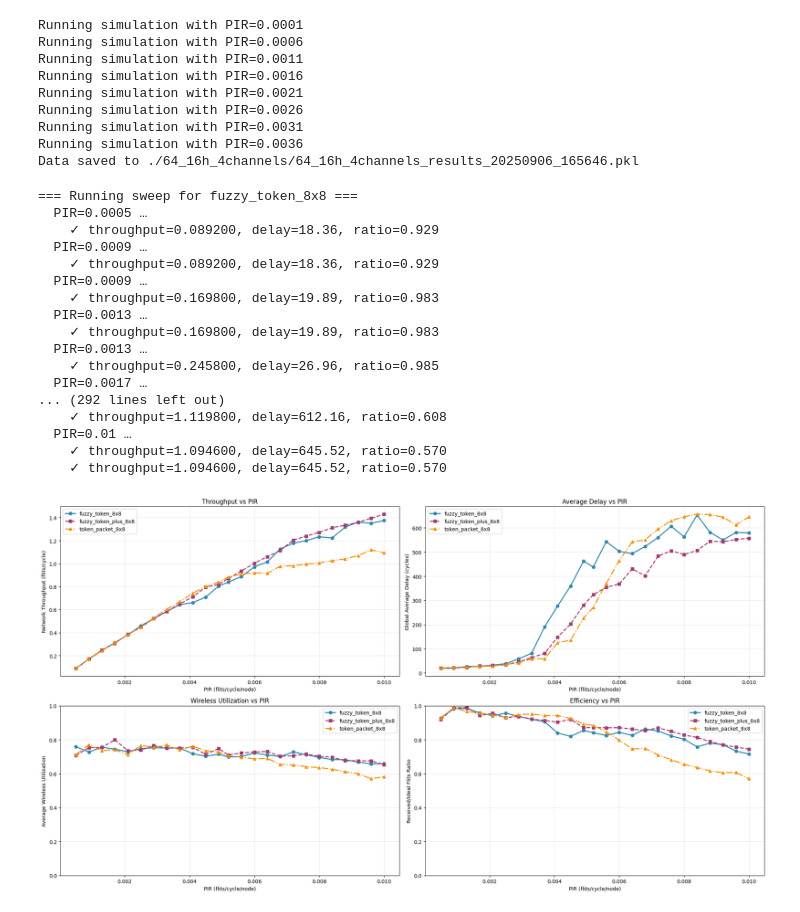
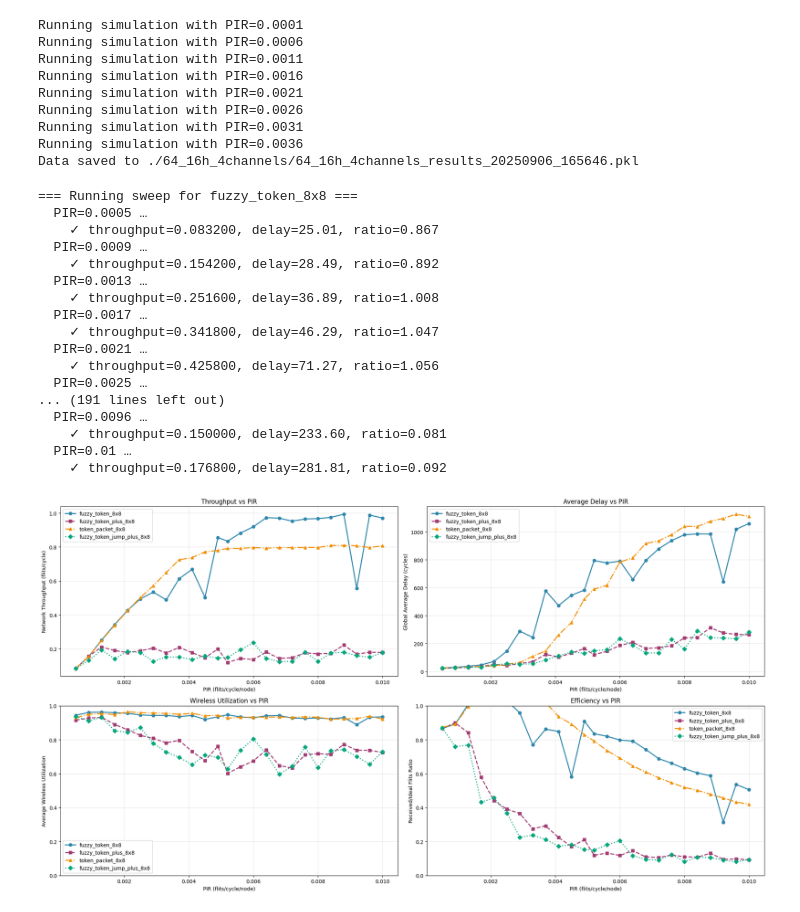
Before and after one commit to Jain-Nishkarsh/WiNoC-SOP, a Jupyter notebook: results/evaluate.ipynb, the cells around one changed output. Saved outputs shown, nothing was run; the diff lists cells and outputs as text; code cells hidden in the pictures.

Commit message:
Ready Aware Jump Setup

```diff
--- a/results/evaluate.ipynb
+++ b/results/evaluate.ipynb
@@ -125,11 +125,12 @@ import numpy as np
 CONFIGS = [
     "../custom_config/fuzzy_token_8x8.yaml",
     "../custom_config/fuzzy_token_plus_8x8.yaml",
-    "../custom_config/token_packet_8x8.yaml"
+    "../custom_config/token_packet_8x8.yaml",
+    "../custom_config/fuzzy_token_jump_plus_8x8.yaml"
 ]
 
 BIN_DIR = Path("../bin").resolve()
-SEED = 69420
+SEED = 42
 PIR_LIST = [round(x, 4) for x in np.linspace(0.0005, 0.01, 25)]
 
 
@@ -171,6 +172,7 @@ def run_sweep(config_path: str, pir_list, label: str):
             "./noxim",
             "-config", str(config_path),
             "-pir", str(pir), "poisson",
+            "-traffic", "random",
             "-seed", str(SEED)
         ]
         try:
@@ -258,42 +260,42 @@ ax2.grid(True, alpha=0.3)
 ax2.legend()
 
 
 # Configure Wireless utilization plot
 ax3.set_xlabel("PIR (flits/cycle/node)")
 ax3.set_ylabel("Average Wireless Utilization")
 ax3.set_title("Wireless Utilization vs PIR")
 ax3.set_ylim(0.0, 1.0)
 ax3.grid(True, alpha=0.3)
 ax3.legend()
 
 
 # Configure Received/Ideal flits ratio plot
 ax4.set_xlabel("PIR (flits/cycle/node)")
 ax4.set_ylabel("Received/Ideal Flits Ratio")
 ax4.set_title("Efficiency vs PIR")
 ax4.set_ylim(0.0, 1.0)
 ax4.grid(True, alpha=0.3)
 ax4.legend()
 
 
 plt.tight_layout()
 plt.show()
 # %% [output]
 === Running sweep for fuzzy_token_8x8 ===
   PIR=0.0005 …
-    ✓ throughput=0.089200, delay=18.36, ratio=0.929
+    ✓ throughput=0.083200, delay=25.01, ratio=0.867
   PIR=0.0009 …
-    ✓ throughput=0.089200, delay=18.36, ratio=0.929
-  PIR=0.0009 …
-    ✓ throughput=0.169800, delay=19.89, ratio=0.983
+    ✓ throughput=0.154200, delay=28.49, ratio=0.892
   PIR=0.0013 …
-    ✓ throughput=0.169800, delay=19.89, ratio=0.983
-  PIR=0.0013 …
-    ✓ throughput=0.245800, delay=26.96, ratio=0.985
+    ✓ throughput=0.251600, delay=36.89, ratio=1.008
   PIR=0.0017 …
-... (292 lines left out)
-    ✓ throughput=1.119800, delay=612.16, ratio=0.608
+    ✓ throughput=0.341800, delay=46.29, ratio=1.047
+  PIR=0.0021 …
+    ✓ throughput=0.425800, delay=71.27, ratio=1.056
+  PIR=0.0025 …
+... (191 lines left out)
+  PIR=0.0096 …
+    ✓ throughput=0.150000, delay=233.60, ratio=0.081
   PIR=0.01 …
-    ✓ throughput=1.094600, delay=645.52, ratio=0.570
-    ✓ throughput=1.094600, delay=645.52, ratio=0.570
+    ✓ throughput=0.176800, delay=281.81, ratio=0.092
-[figure, old version]
+[figure, new version]
```
Also changed, not shown: 7 other files.
